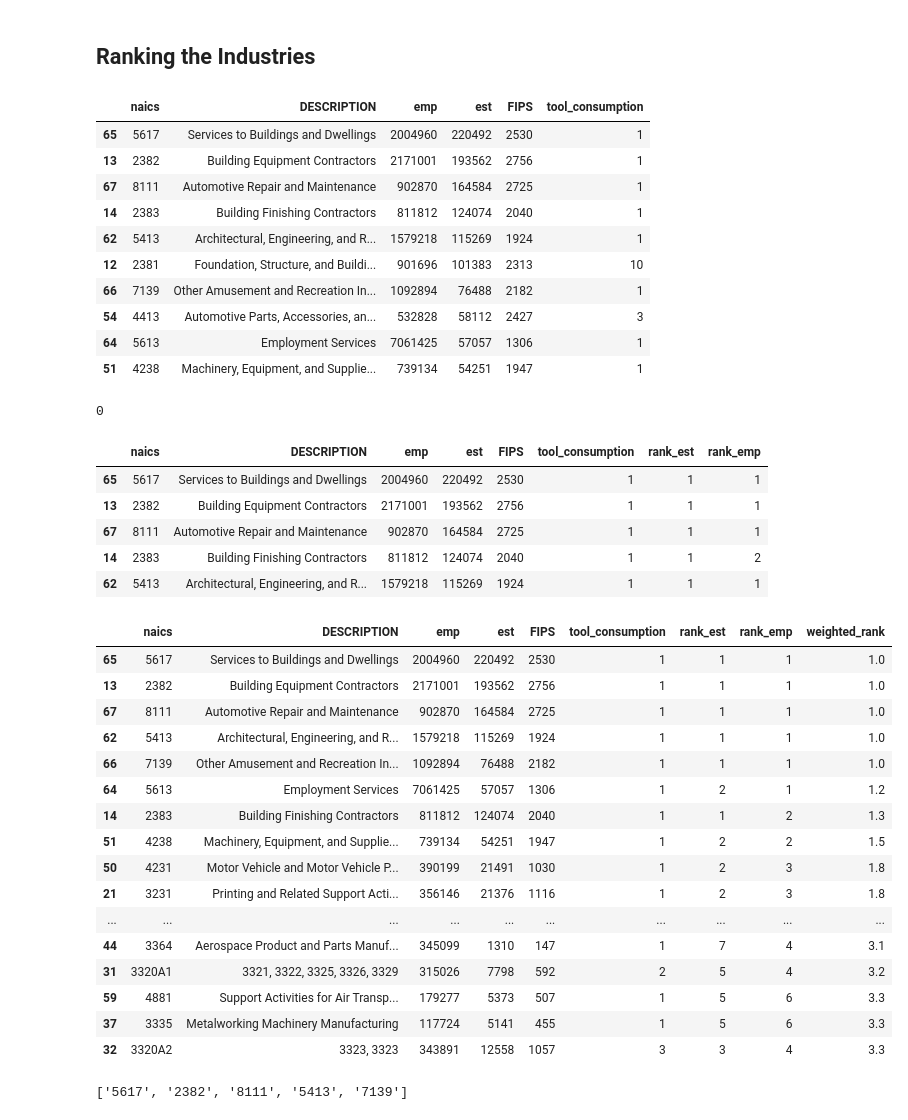
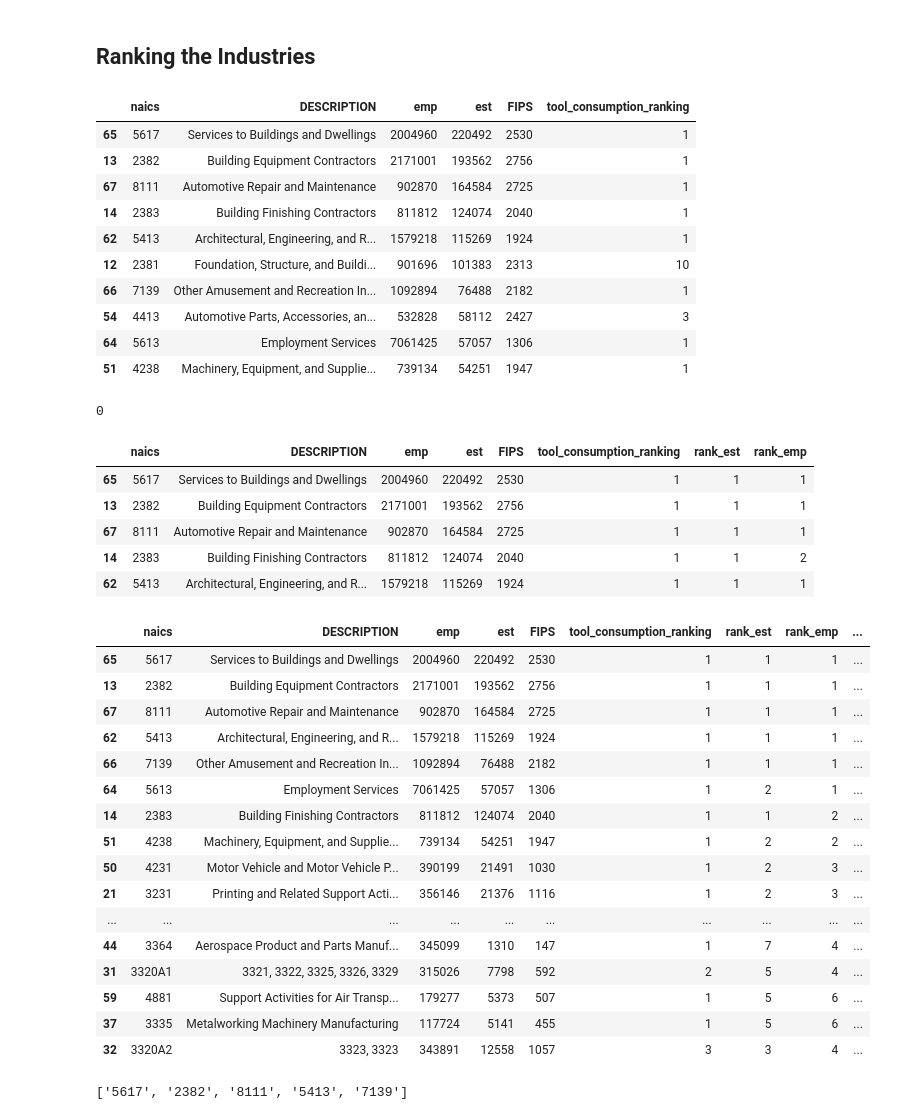
Before and after one commit to florivz/DDM-Project-WS24-25, a Jupyter notebook: analysis_new.ipynb, the cells around one changed output. Saved outputs shown, nothing was run; the diff lists cells and outputs as text; code cells hidden in the pictures.

```diff
--- a/analysis_new.ipynb
+++ b/analysis_new.ipynb
@@ -114,7 +95,9 @@ df_top_industries.head(40)
 # %% [markdown]
 ## Ranking the Industries
 # %%
-tool_consumption_ranking = {
+# make it on 4 digit level
+
+tool_consumption_ranking_industries = {
     11: 2,   # Agriculture, Forestry, Fishing and Hunting
     21: 1,   # Mining
     22: 3,   # Utilities
@@ -142,15 +125,14 @@ tool_consumption_ranking = {
 }
 
 def get_ranking(naics_code):
-    naics_prefix = int(str(naics_code)[:2])  # Die ersten zwei Ziffern extrahieren
-    return tool_consumption_ranking.get(naics_prefix, None)  # Ranking aus dem Dictionary holen
+    naics_prefix = int(str(naics_code)[:2])
+    return tool_consumption_ranking_industries.get(naics_prefix, None)
 
-# Neue Spalte 'ranking' zu deinem DataFrame hinzufügen
-df_top_industries['tool_consumption'] = df_top_industries['naics'].apply(get_ranking).reset_index(drop=True)
+df_top_industries['tool_consumption_ranking'] = df_top_industries['naics'].apply(get_ranking).reset_index(drop=True)
 
 df_top_industries.head(10)
 # %% [output]
-|  | naics | DESCRIPTION | emp | est | FIPS | tool_consumption |
+|  | naics | DESCRIPTION | emp | est | FIPS | tool_consumption_ranking |
 | 65 | 5617 | Services to Buildings and Dwellings | 2004960 | 220492 | 2530 | 1 |
 | 13 | 2382 | Building Equipment Contractors | 2171001 | 193562 | 2756 | 1 |
 | 67 | 8111 | Automotive Repair and Maintenance | 902870 | 164584 | 2725 | 1 |
@@ -181,44 +162,42 @@ df_top_industries['rank_emp'] = pd.qcut(
 # %%
 df_top_industries.head()
 # %% [output]
-|  | naics | DESCRIPTION | emp | est | FIPS | tool_consumption | rank_est | rank_emp |
+|  | naics | DESCRIPTION | emp | est | FIPS | tool_consumption_ranking | rank_est | rank_emp |
 | 65 | 5617 | Services to Buildings and Dwellings | 2004960 | 220492 | 2530 | 1 | 1 | 1 |
 | 13 | 2382 | Building Equipment Contractors | 2171001 | 193562 | 2756 | 1 | 1 | 1 |
 | 67 | 8111 | Automotive Repair and Maintenance | 902870 | 164584 | 2725 | 1 | 1 | 1 |
 | 14 | 2383 | Building Finishing Contractors | 811812 | 124074 | 2040 | 1 | 1 | 2 |
 | 62 | 5413 | Architectural, Engineering, and R... | 1579218 | 115269 | 1924 | 1 | 1 | 1 |
 # %%
-# Gewichtungen definieren
 weight_tool_consumption = 0.5
 weight_emp = 0.3
 weight_est = 0.2
 
-# Berechnung der gewichteten Rankings
 df_top_industries['weighted_rank'] = (
-    df_top_industries['tool_consumption'].astype(float) * weight_tool_consumption +
+    df_top_industries['tool_consumption_ranking'].astype(float) * weight_tool_consumption +
     df_top_industries['rank_emp'].astype(float) * weight_emp +
     df_top_industries['rank_est'].astype(float) * weight_est
 )
 
 df_top_industries.sort_values(by='weighted_rank').head(30)
 # %% [output]
-|  | naics | DESCRIPTION | emp | est | FIPS | tool_consumption | rank_est | rank_emp | weighted_rank |
-| 65 | 5617 | Services to Buildings and Dwellings | 2004960 | 220492 | 2530 | 1 | 1 | 1 | 1.0 |
-| 13 | 2382 | Building Equipment Contractors | 2171001 | 193562 | 2756 | 1 | 1 | 1 | 1.0 |
-| 67 | 8111 | Automotive Repair and Maintenance | 902870 | 164584 | 2725 | 1 | 1 | 1 | 1.0 |
-| 62 | 5413 | Architectural, Engineering, and R... | 1579218 | 115269 | 1924 | 1 | 1 | 1 | 1.0 |
-| 66 | 7139 | Other Amusement and Recreation In... | 1092894 | 76488 | 2182 | 1 | 1 | 1 | 1.0 |
-| 64 | 5613 | Employment Services | 7061425 | 57057 | 1306 | 1 | 2 | 1 | 1.2 |
-| 14 | 2383 | Building Finishing Contractors | 811812 | 124074 | 2040 | 1 | 1 | 2 | 1.3 |
-| 51 | 4238 | Machinery, Equipment, and Supplie... | 739134 | 54251 | 1947 | 1 | 2 | 2 | 1.5 |
-| 50 | 4231 | Motor Vehicle and Motor Vehicle P... | 390199 | 21491 | 1030 | 1 | 2 | 3 | 1.8 |
-| 21 | 3231 | Printing and Related Support Acti... | 356146 | 21376 | 1116 | 1 | 2 | 3 | 1.8 |
+|  | naics | DESCRIPTION | emp | est | FIPS | tool_consumption_ranking | rank_est | rank_emp | ... |
+| 65 | 5617 | Services to Buildings and Dwellings | 2004960 | 220492 | 2530 | 1 | 1 | 1 | ... |
+| 13 | 2382 | Building Equipment Contractors | 2171001 | 193562 | 2756 | 1 | 1 | 1 | ... |
+| 67 | 8111 | Automotive Repair and Maintenance | 902870 | 164584 | 2725 | 1 | 1 | 1 | ... |
+| 62 | 5413 | Architectural, Engineering, and R... | 1579218 | 115269 | 1924 | 1 | 1 | 1 | ... |
+| 66 | 7139 | Other Amusement and Recreation In... | 1092894 | 76488 | 2182 | 1 | 1 | 1 | ... |
+| 64 | 5613 | Employment Services | 7061425 | 57057 | 1306 | 1 | 2 | 1 | ... |
+| 14 | 2383 | Building Finishing Contractors | 811812 | 124074 | 2040 | 1 | 1 | 2 | ... |
+| 51 | 4238 | Machinery, Equipment, and Supplie... | 739134 | 54251 | 1947 | 1 | 2 | 2 | ... |
+| 50 | 4231 | Motor Vehicle and Motor Vehicle P... | 390199 | 21491 | 1030 | 1 | 2 | 3 | ... |
+| 21 | 3231 | Printing and Related Support Acti... | 356146 | 21376 | 1116 | 1 | 2 | 3 | ... |
 | ... | ... | ... | ... | ... | ... | ... | ... | ... | ... |
-| 44 | 3364 | Aerospace Product and Parts Manuf... | 345099 | 1310 | 147 | 1 | 7 | 4 | 3.1 |
-| 31 | 3320A1 | 3321, 3322, 3325, 3326, 3329 | 315026 | 7798 | 592 | 2 | 5 | 4 | 3.2 |
-| 59 | 4881 | Support Activities for Air Transp... | 179277 | 5373 | 507 | 1 | 5 | 6 | 3.3 |
-| 37 | 3335 | Metalworking Machinery Manufacturing | 117724 | 5141 | 455 | 1 | 5 | 6 | 3.3 |
-| 32 | 3320A2 | 3323, 3323 | 343891 | 12558 | 1057 | 3 | 3 | 4 | 3.3 |
+| 44 | 3364 | Aerospace Product and Parts Manuf... | 345099 | 1310 | 147 | 1 | 7 | 4 | ... |
+| 31 | 3320A1 | 3321, 3322, 3325, 3326, 3329 | 315026 | 7798 | 592 | 2 | 5 | 4 | ... |
+| 59 | 4881 | Support Activities for Air Transp... | 179277 | 5373 | 507 | 1 | 5 | 6 | ... |
+| 37 | 3335 | Metalworking Machinery Manufacturing | 117724 | 5141 | 455 | 1 | 5 | 6 | ... |
+| 32 | 3320A2 | 3323, 3323 | 343891 | 12558 | 1057 | 3 | 3 | 4 | ... |
 # %%
 top_5_naics = df_top_industries.sort_values(by='weighted_rank').head(5)['naics'].tolist()
 top_5_naics
```
Also changed, not shown: parts of 45 cells of this notebook.
